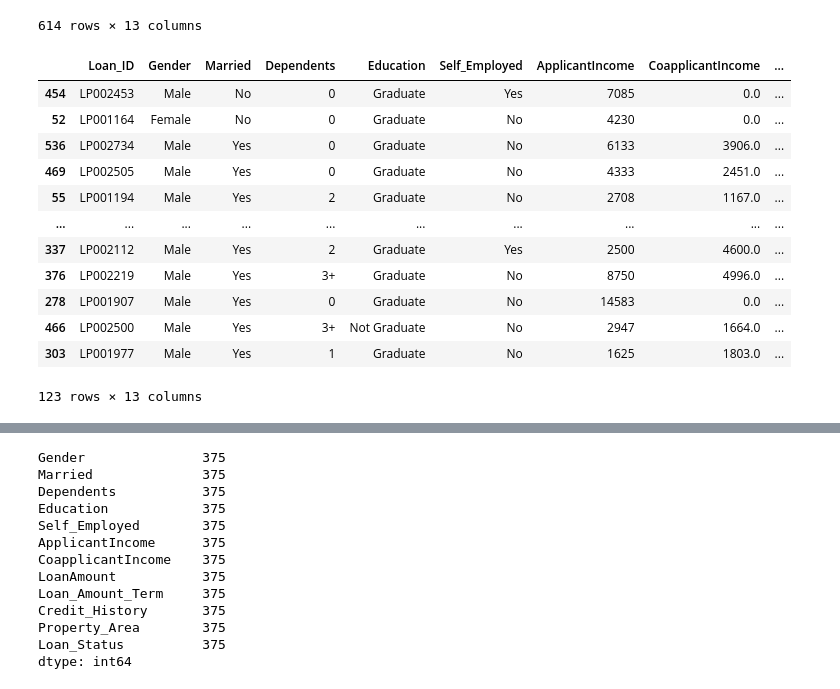
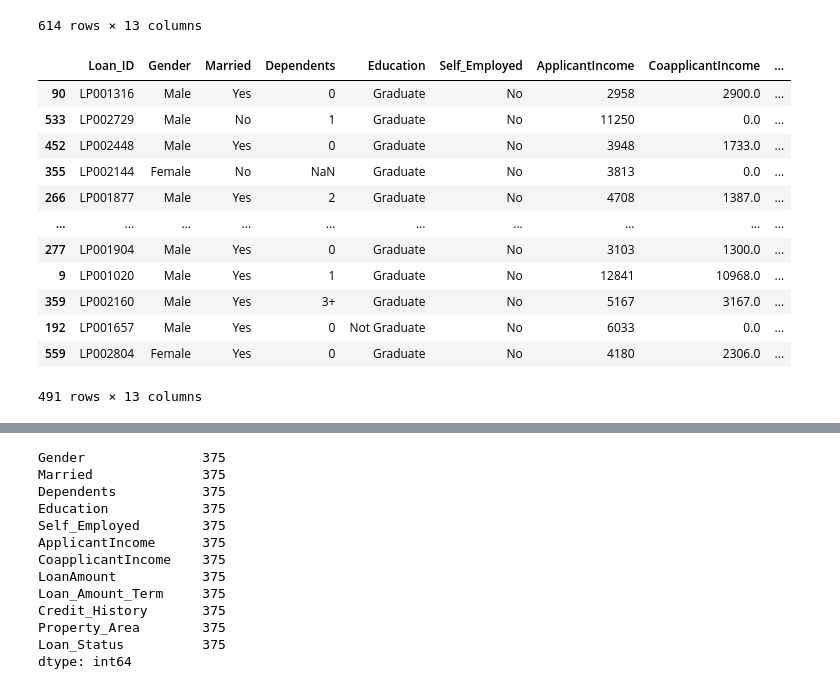
Before and after one commit to Sau1o/pythonScripts, a Jupyter notebook: PrevisaoEmprestimos/Previsão Empréstimo.ipynb, the cells around one changed output, grey strips where cells are left out. Cells and saved outputs as stored; diff of their text form; code cells hidden in the pictures.

```diff
--- a/PrevisaoEmprestimos/Previsão Empréstimo.ipynb
+++ b/PrevisaoEmprestimos/Previsão Empréstimo.ipynb
@@ -63,22 +63,22 @@ df
 614 rows × 13 columns
 # %%
 train, test = train_test_split(df,test_size=0.2, random_state=0)
-# %%
-test
-# %% [output]
-|  | Loan_ID | Gender | Married | Dependents | Education | Self_Employed | ApplicantIncome | CoapplicantIncome | ... |
-| 454 | LP002453 | Male | No | 0 | Graduate | Yes | 7085 | 0.0 | ... |
-| 52 | LP001164 | Female | No | 0 | Graduate | No | 4230 | 0.0 | ... |
-| 536 | LP002734 | Male | Yes | 0 | Graduate | No | 6133 | 3906.0 | ... |
-| 469 | LP002505 | Male | Yes | 0 | Graduate | No | 4333 | 2451.0 | ... |
-| 55 | LP001194 | Male | Yes | 2 | Graduate | No | 2708 | 1167.0 | ... |
-| ... | ... | ... | ... | ... | ... | ... | ... | ... | ... |
-| 337 | LP002112 | Male | Yes | 2 | Graduate | Yes | 2500 | 4600.0 | ... |
-| 376 | LP002219 | Male | Yes | 3+ | Graduate | No | 8750 | 4996.0 | ... |
-| 278 | LP001907 | Male | Yes | 0 | Graduate | No | 14583 | 0.0 | ... |
-| 466 | LP002500 | Male | Yes | 3+ | Not Graduate | No | 2947 | 1664.0 | ... |
-| 303 | LP001977 | Male | Yes | 1 | Graduate | No | 1625 | 1803.0 | ... |
-123 rows × 13 columns
+# %%
+train
+# %% [output]
+|  | Loan_ID | Gender | Married | Dependents | Education | Self_Employed | ApplicantIncome | CoapplicantIncome | ... |
+| 90 | LP001316 | Male | Yes | 0 | Graduate | No | 2958 | 2900.0 | ... |
+| 533 | LP002729 | Male | No | 1 | Graduate | No | 11250 | 0.0 | ... |
+| 452 | LP002448 | Male | Yes | 0 | Graduate | No | 3948 | 1733.0 | ... |
+| 355 | LP002144 | Female | No | NaN | Graduate | No | 3813 | 0.0 | ... |
+| 266 | LP001877 | Male | Yes | 2 | Graduate | No | 4708 | 1387.0 | ... |
+| ... | ... | ... | ... | ... | ... | ... | ... | ... | ... |
+| 277 | LP001904 | Male | Yes | 0 | Graduate | No | 3103 | 1300.0 | ... |
+| 9 | LP001020 | Male | Yes | 1 | Graduate | No | 12841 | 10968.0 | ... |
+| 359 | LP002160 | Male | Yes | 3+ | Graduate | No | 5167 | 3167.0 | ... |
+| 192 | LP001657 | Male | Yes | 0 | Not Graduate | No | 6033 | 0.0 | ... |
+| 559 | LP002804 | Female | Yes | 0 | Graduate | No | 4180 | 2306.0 | ... |
+491 rows × 13 columns
 # %%
 train = train.drop(['Loan_ID'],axis=1)
 test = test.drop(['Loan_ID'],axis=1)
```
Also changed, not shown: parts of 12 cells of this notebook.
